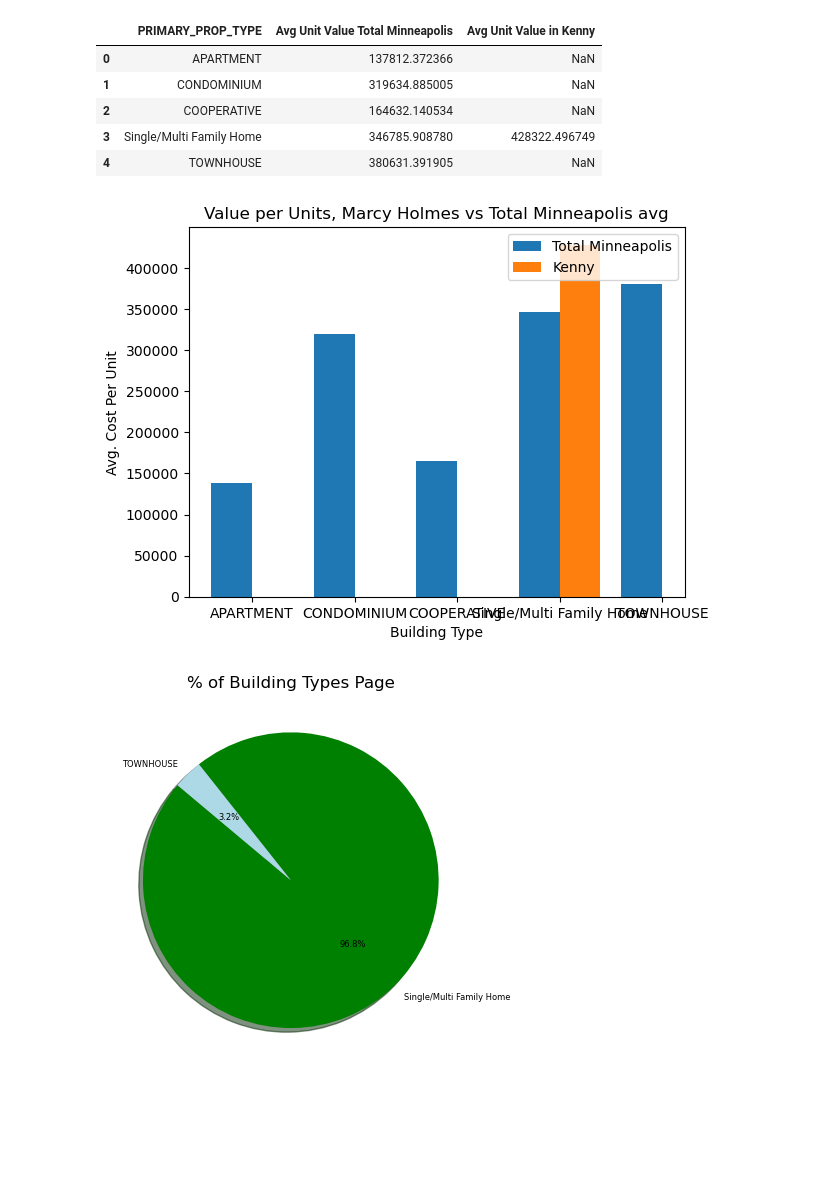
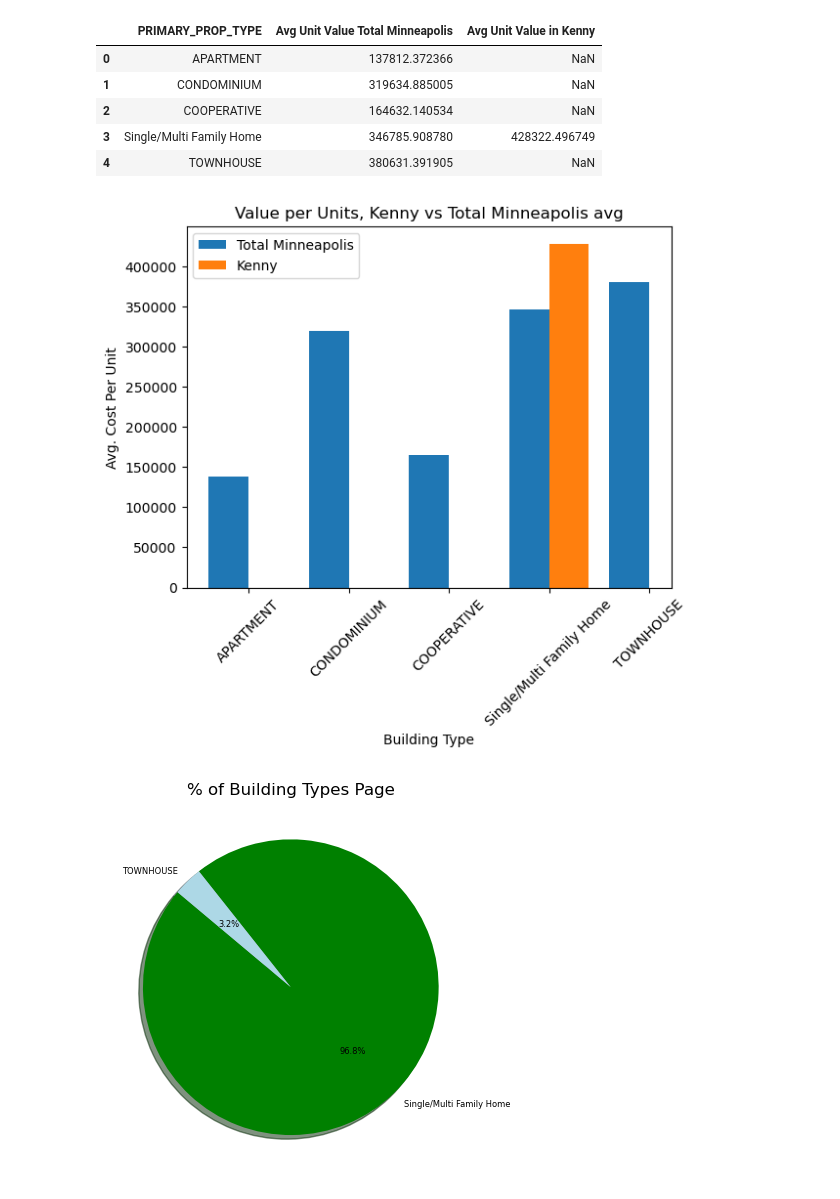
Before and after one commit to djthapa22/P1-G5, a Jupyter notebook: Building_Type_Analysis.ipynb, the cells around one changed output. Drawn from its saved outputs; the diff is of its cells as text; code cells hidden in the pictures; blank space fills up the shorter version.

```diff
--- a/Building_Type_Analysis.ipynb
+++ b/Building_Type_Analysis.ipynb
@@ -201,24 +201,24 @@ combined_data_kenny.rename(columns = {'Per Unit Value_x':'Avg Unit Value Total M
 # %%
 #Kenny double bar chart
 
 X = combined_data_kenny['PRIMARY_PROP_TYPE']
 Y = combined_data_kenny['Per Unit Value_x']
 Z = combined_data_kenny['Per Unit Value_y']
 
 X_axis = np.arange(len(X))
 
 plt.bar(X_axis - 0.2, Y, 0.4, label = 'Total Minneapolis')
 plt.bar(X_axis + 0.2, Z, 0.4, label = 'Kenny')
 
 tick_locations = [value for value in X_axis]
-plt.xticks(tick_locations, X)
+plt.xticks(tick_locations, X, rotation = 45)
 plt.xlabel("Building Type")
 plt.ylabel("Avg. Cost Per Unit")
-plt.title("Value per Units, Marcy Holmes vs Total Minneapolis avg")
-plt.legend()
+plt.title("Value per Units, Kenny vs Total Minneapolis avg")
+plt.legend(loc = 'upper left')
 plt.show()
 # %% [output]
-[figure, old version]
+[figure, new version]
 # %%
 #Page
 new_property_types_RES_page = new_property_types_RES_clean[new_property_types_RES_clean['NEIGHBORHOOD']== 'PAGE']
```
Also changed, not shown: parts of 2 cells of this notebook, 12 other files.
